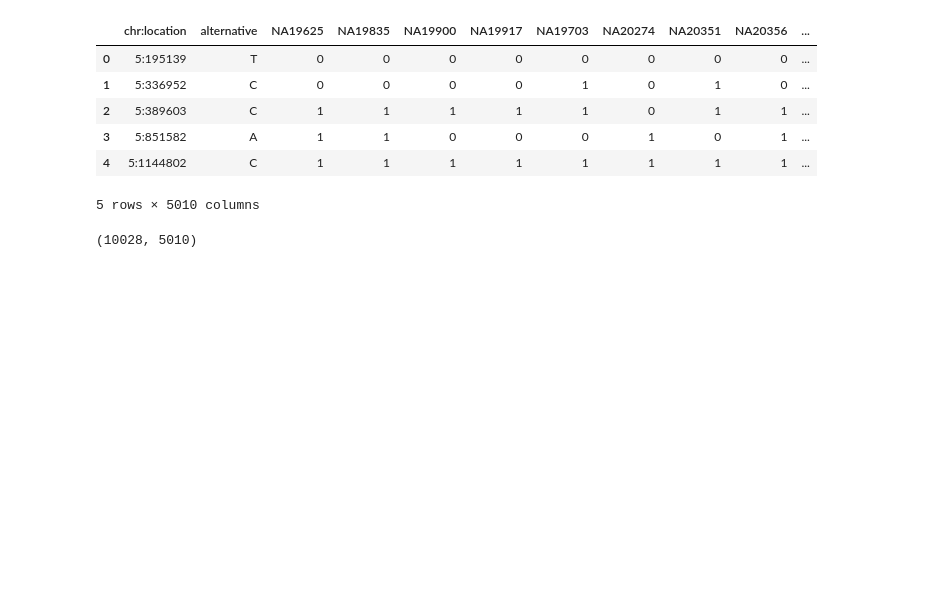
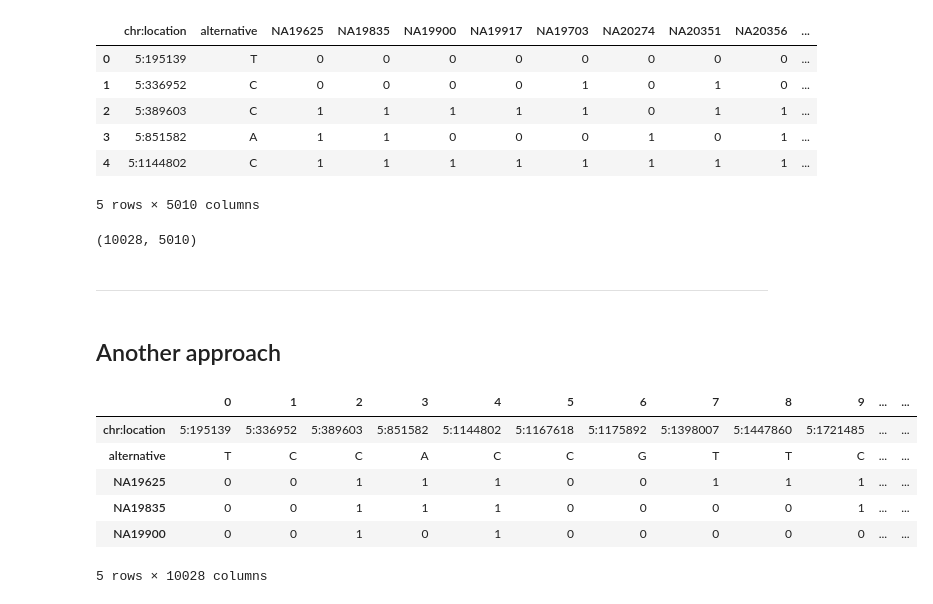
Before and after one commit to JCBucio/amphora-health-genomics-challenge, a Jupyter notebook: src/1_data-augmentation.ipynb, the cells around one changed output. Saved outputs shown, nothing was run; the diff lists cells and outputs as text; code cells hidden in the pictures; blank space fills up the shorter version.

```diff
--- a/src/1_data-augmentation.ipynb
+++ b/src/1_data-augmentation.ipynb
@@ -102,3 +102,19 @@ master_merged.shape
 (10028, 5010)
 # %%
 master_merged.to_csv(parameters['master_augmented'], sep=',', index=False)
+# %% [markdown]
+---
+# %% [markdown]
+## Another approach
+# %%
+master_copy = master_df.copy(deep=True)
+master_copy = master_copy.transpose()
+master_copy.head()
+# %% [output]
+|  | 0 | 1 | 2 | 3 | 4 | 5 | 6 | 7 | 8 | 9 | ... | ... |
+| chr:location | 5:195139 | 5:336952 | 5:389603 | 5:851582 | 5:1144802 | 5:1167618 | 5:1175892 | 5:1398007 | 5:1447860 | 5:1721485 | ... | ... |
+| alternative | T | C | C | A | C | C | G | T | T | C | ... | ... |
+| NA19625 | 0 | 0 | 1 | 1 | 1 | 0 | 0 | 1 | 1 | 1 | ... | ... |
+| NA19835 | 0 | 0 | 1 | 1 | 1 | 0 | 0 | 0 | 0 | 1 | ... | ... |
+| NA19900 | 0 | 0 | 1 | 0 | 1 | 0 | 0 | 0 | 0 | 0 | ... | ... |
+5 rows × 10028 columns
```
Also changed, not shown: parts of 6 cells of this notebook.
